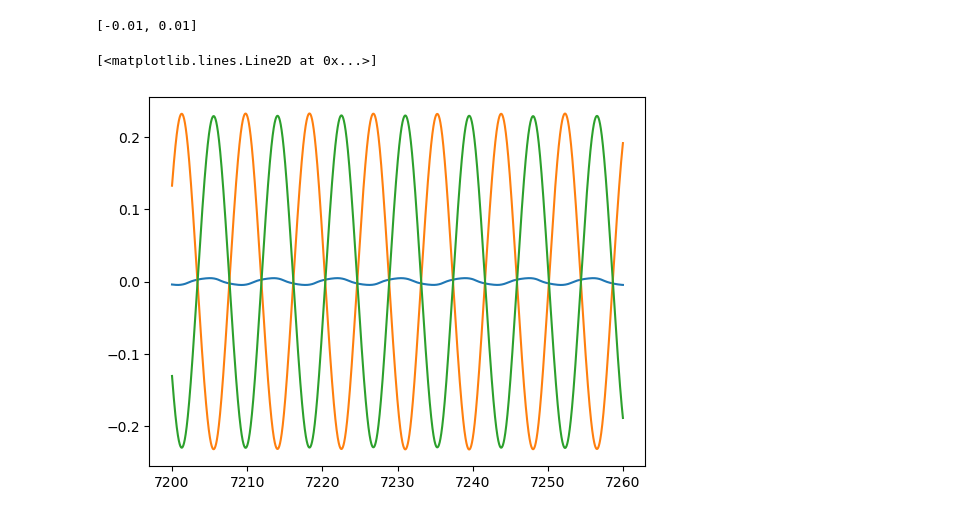
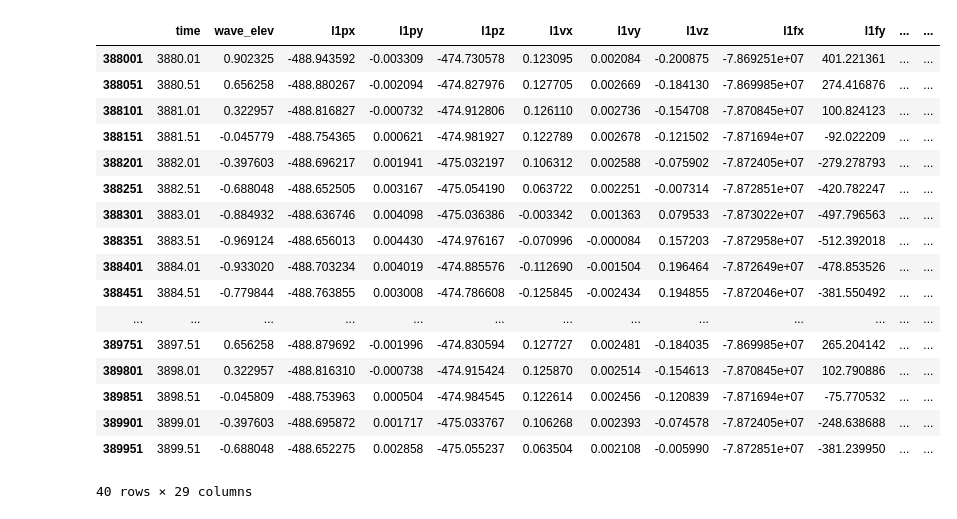
Before and after one commit to michaelcdevin/ActiveHybridMooring, a Jupyter notebook: SurrogateModel/openfast_results.ipynb, the cells around one changed output. Cells and saved outputs as stored; diff of their text form; code cells hidden in the pictures.

```diff
--- a/SurrogateModel/openfast_results.ipynb
+++ b/SurrogateModel/openfast_results.ipynb
@@ -62,12 +50,0 @@ data_60s = data[:6000]
-# %%
-s = 'l1py'
-print(f'[{data_60s[s].min():.2f}, {data_60s[s].max():.2f}]')
-# %% [output]
-[-0.01, 0.01]
-# %%
-plt.plot(data_60s['time'], data_60s['l1vy'])
-plt.plot(data_60s['time'], data_60s['l2vy'])
-plt.plot(data_60s['time'], data_60s['l3vy'])
-# %% [output]
-[<matplotlib.lines.Line2D at 0x...>]
-[figure, removed]
@@ -79,0 +51,21 @@ plt.plot(data_60s['time'], data_60s['l3vy'])
+# %%
+data
+# %% [output]
+|  | time | wave_elev | l1px | l1py | l1pz | l1vx | l1vy | l1vz | l1fx | l1fy | ... | ... |
+| 388001 | 3880.01 | 0.902325 | -488.943592 | -0.003309 | -474.730578 | 0.123095 | 0.002084 | -0.200875 | -7.869251e+07 | 401.221361 | ... | ... |
+| 388051 | 3880.51 | 0.656258 | -488.880267 | -0.002094 | -474.827976 | 0.127705 | 0.002669 | -0.184130 | -7.869985e+07 | 274.416876 | ... | ... |
+| 388101 | 3881.01 | 0.322957 | -488.816827 | -0.000732 | -474.912806 | 0.126110 | 0.002736 | -0.154708 | -7.870845e+07 | 100.824123 | ... | ... |
+| 388151 | 3881.51 | -0.045779 | -488.754365 | 0.000621 | -474.981927 | 0.122789 | 0.002678 | -0.121502 | -7.871694e+07 | -92.022209 | ... | ... |
+| 388201 | 3882.01 | -0.397603 | -488.696217 | 0.001941 | -475.032197 | 0.106312 | 0.002588 | -0.075902 | -7.872405e+07 | -279.278793 | ... | ... |
+| 388251 | 3882.51 | -0.688048 | -488.652505 | 0.003167 | -475.054190 | 0.063722 | 0.002251 | -0.007314 | -7.872851e+07 | -420.782247 | ... | ... |
+| 388301 | 3883.01 | -0.884932 | -488.636746 | 0.004098 | -475.036386 | -0.003342 | 0.001363 | 0.079533 | -7.873022e+07 | -497.796563 | ... | ... |
+| 388351 | 3883.51 | -0.969124 | -488.656013 | 0.004430 | -474.976167 | -0.070996 | -0.000084 | 0.157203 | -7.872958e+07 | -512.392018 | ... | ... |
+| 388401 | 3884.01 | -0.933020 | -488.703234 | 0.004019 | -474.885576 | -0.112690 | -0.001504 | 0.196464 | -7.872649e+07 | -478.853526 | ... | ... |
+| 388451 | 3884.51 | -0.779844 | -488.763855 | 0.003008 | -474.786608 | -0.125845 | -0.002434 | 0.194855 | -7.872046e+07 | -381.550492 | ... | ... |
+| ... | ... | ... | ... | ... | ... | ... | ... | ... | ... | ... | ... | ... |
+| 389751 | 3897.51 | 0.656258 | -488.879692 | -0.001996 | -474.830594 | 0.127727 | 0.002481 | -0.184035 | -7.869985e+07 | 265.204142 | ... | ... |
+| 389801 | 3898.01 | 0.322957 | -488.816310 | -0.000738 | -474.915424 | 0.125870 | 0.002514 | -0.154613 | -7.870845e+07 | 102.790886 | ... | ... |
+| 389851 | 3898.51 | -0.045809 | -488.753963 | 0.000504 | -474.984545 | 0.122614 | 0.002456 | -0.120839 | -7.871694e+07 | -75.770532 | ... | ... |
+| 389901 | 3899.01 | -0.397603 | -488.695872 | 0.001717 | -475.033767 | 0.106268 | 0.002393 | -0.074578 | -7.872405e+07 | -248.638688 | ... | ... |
+| 389951 | 3899.51 | -0.688048 | -488.652275 | 0.002858 | -475.055237 | 0.063504 | 0.002108 | -0.005990 | -7.872851e+07 | -381.239950 | ... | ... |
+40 rows × 29 columns
```
Also changed, not shown: parts of 22 cells of this notebook, 45 other files.
